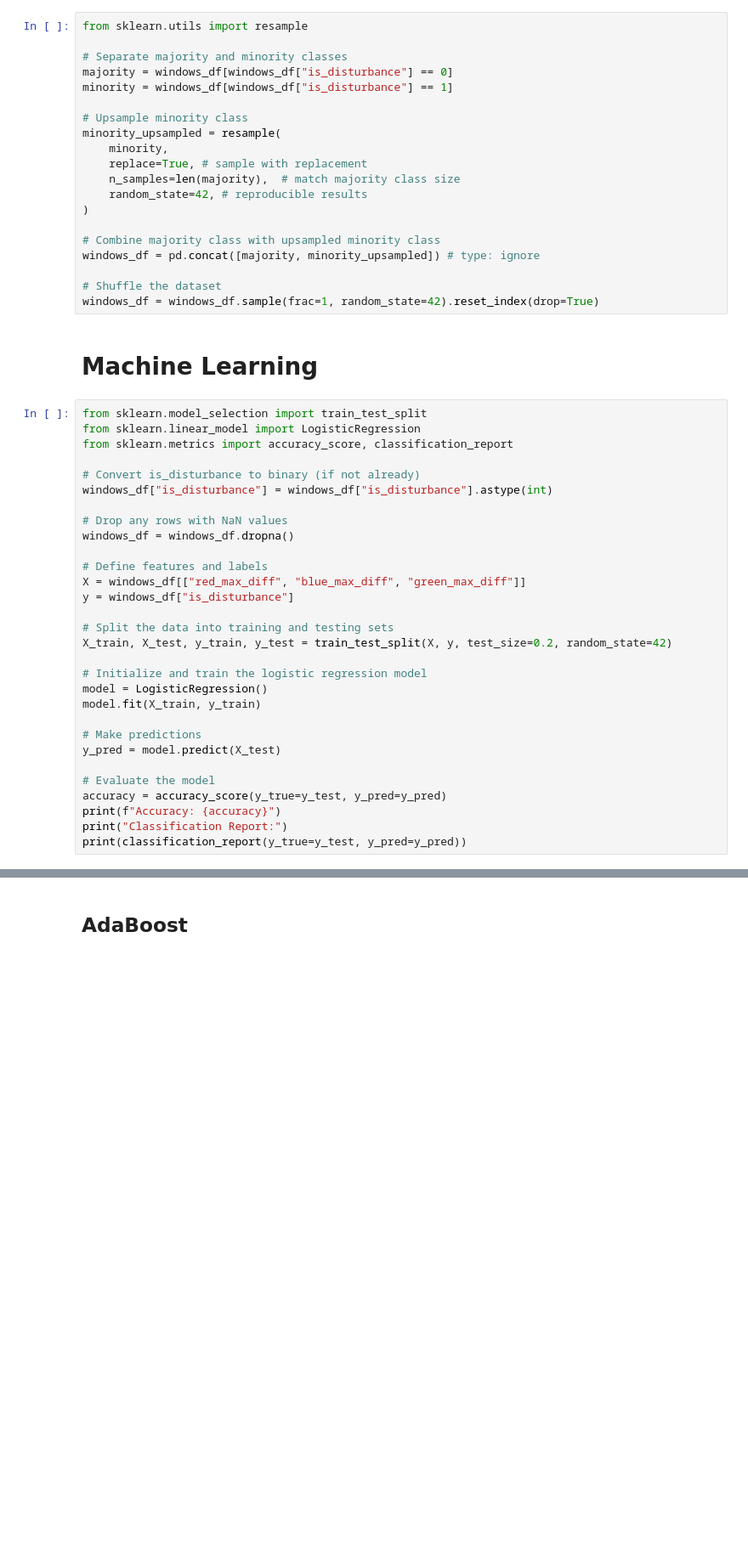
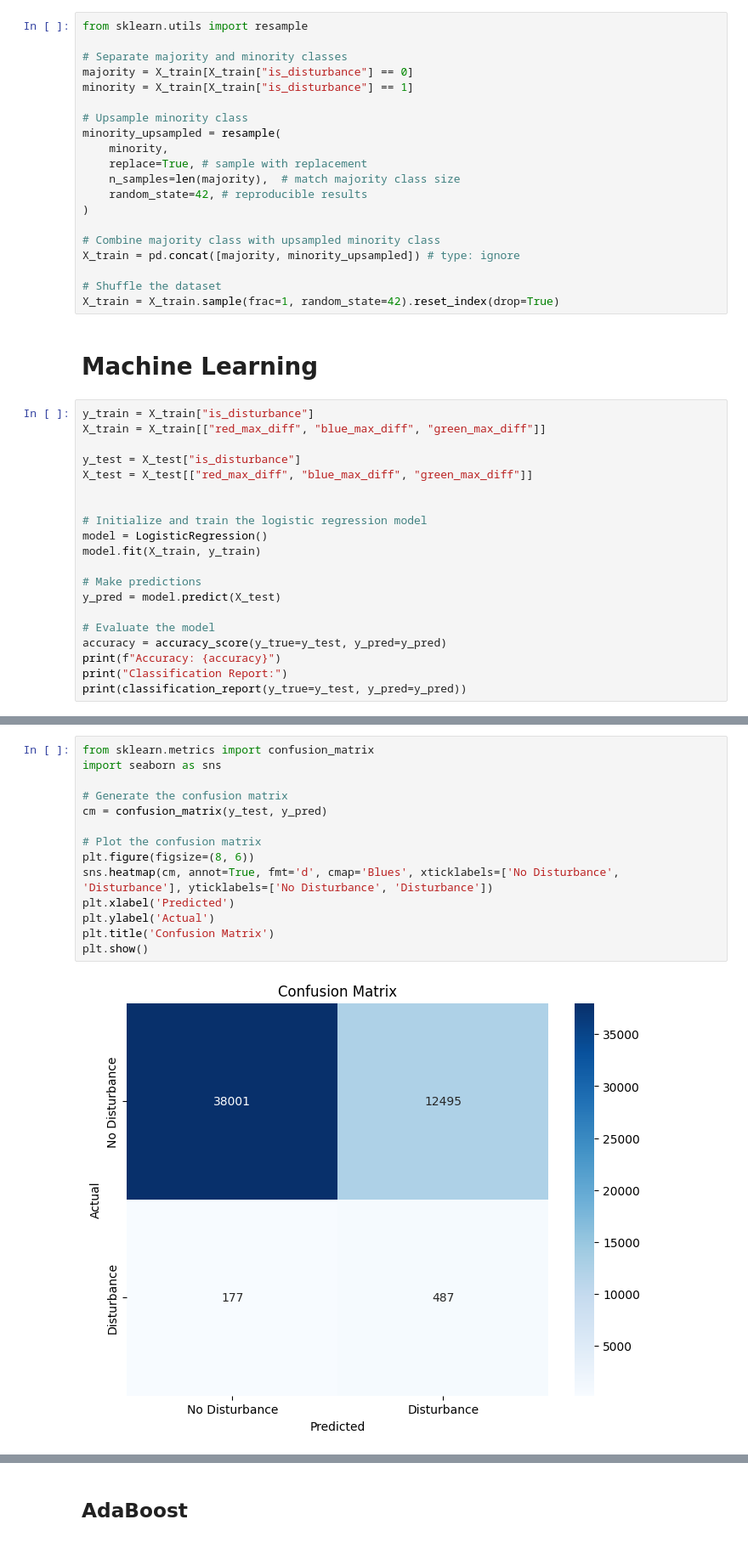
Before and after one commit to maxluetkemeyer/forest_disturbance_detection, a Jupyter notebook: notebooks/max/max_features.ipynb, the cells around one changed output, grey strips where cells are left out. Shown at 85% size. Saved outputs shown, nothing was run; the diff lists cells and outputs as text; blank space fills up the shorter version.

```diff
--- a/notebooks/max/max_features.ipynb
+++ b/notebooks/max/max_features.ipynb
@@ -192,8 +213,8 @@ plt.show()
 from sklearn.utils import resample
 
 # Separate majority and minority classes
-majority = windows_df[windows_df["is_disturbance"] == 0]
-minority = windows_df[windows_df["is_disturbance"] == 1]
+majority = X_train[X_train["is_disturbance"] == 0]
+minority = X_train[X_train["is_disturbance"] == 1]
 
 # Upsample minority class
 minority_upsampled = resample(
@@ -204,29 +225,19 @@ minority_upsampled = resample(
 )
 
 # Combine majority class with upsampled minority class
-windows_df = pd.concat([majority, minority_upsampled]) # type: ignore
+X_train = pd.concat([majority, minority_upsampled]) # type: ignore
 
 # Shuffle the dataset
-windows_df = windows_df.sample(frac=1, random_state=42).reset_index(drop=True)
+X_train = X_train.sample(frac=1, random_state=42).reset_index(drop=True)
 # %% [markdown]
 # Machine Learning
 # %%
-from sklearn.model_selection import train_test_split
-from sklearn.linear_model import LogisticRegression
-from sklearn.metrics import accuracy_score, classification_report
+y_train = X_train["is_disturbance"]
+X_train = X_train[["red_max_diff", "blue_max_diff", "green_max_diff"]]
 
-# Convert is_disturbance to binary (if not already)
-windows_df["is_disturbance"] = windows_df["is_disturbance"].astype(int)
+y_test = X_test["is_disturbance"]
+X_test = X_test[["red_max_diff", "blue_max_diff", "green_max_diff"]]
 
-# Drop any rows with NaN values
-windows_df = windows_df.dropna()
-
-# Define features and labels
-X = windows_df[["red_max_diff", "blue_max_diff", "green_max_diff"]]
-y = windows_df["is_disturbance"]
-
-# Split the data into training and testing sets
-X_train, X_test, y_train, y_test = train_test_split(X, y, test_size=0.2, random_state=42)
 
 # Initialize and train the logistic regression model
 model = LogisticRegression()
@@ -253,0 +265,16 @@ weighted avg       0.73      0.73      0.73    101040
+# %%
+from sklearn.metrics import confusion_matrix
+import seaborn as sns
+
+# Generate the confusion matrix
+cm = confusion_matrix(y_test, y_pred)
+
+# Plot the confusion matrix
+plt.figure(figsize=(8, 6))
+sns.heatmap(cm, annot=True, fmt='d', cmap='Blues', xticklabels=['No Disturbance', 'Disturbance'], yticklabels=['No Disturbance', 'Disturbance'])
+plt.xlabel('Predicted')
+plt.ylabel('Actual')
+plt.title('Confusion Matrix')
+plt.show()
+# %% [output]
+[figure, added]
```
Also changed, not shown: parts of 9 cells of this notebook.
